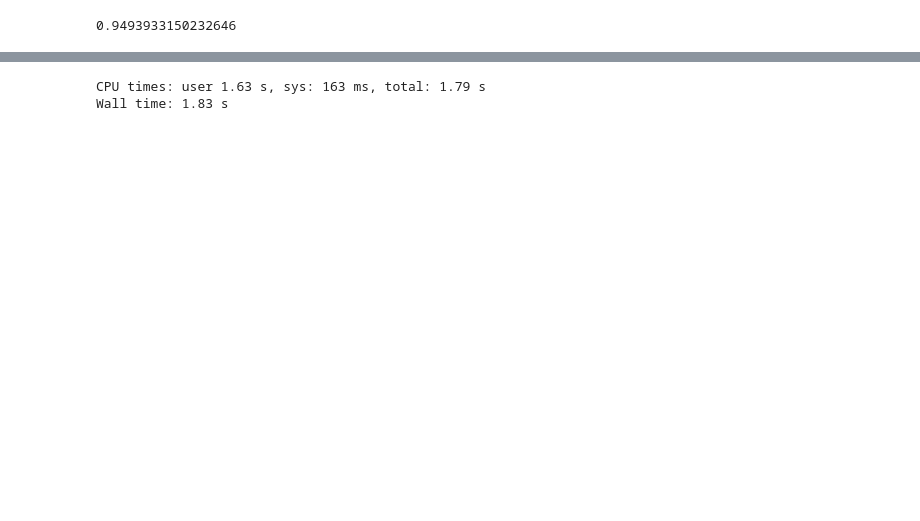
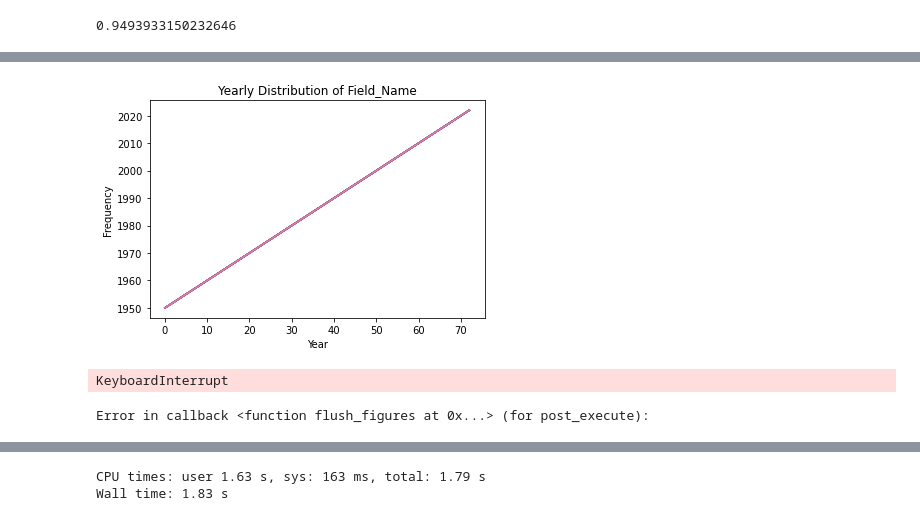
Before and after one commit to JiHaeChoi/SDG, a Jupyter notebook: Analysis.ipynb, the cells around one changed output, grey strips where cells are left out. Drawn from its saved outputs; the diff is of its cells as text; code cells hidden in the pictures; blank space fills up the shorter version.

```diff
--- a/Analysis.ipynb
+++ b/Analysis.ipynb
@@ -93,0 +225,3 @@ df_matched.head()
+# %%
+for FieldID, Field_Name in zip(top_field.FieldID, top_field.Field_Name):
+    print(FieldID)
@@ -93,0 +248,19 @@ df_matched.head()
+# %%
+for FieldID, Field_Name in zip(top_field.FieldID, top_field.Field_Name):
+    for column in df_final.columns[-17:]:
+        data = df_final[(df_final['Year'] >= 1950) & (df_final['FieldID'] == FieldID)][['Year', column]].groupby('Year').sum()
+
+        # Create the yearly distribution plot
+        plt.plot(data.index)
+
+    # Set labels and title
+    plt.xlabel('Year')
+    plt.ylabel('Frequency')
+    plt.title(f'Yearly Distribution of {column}')
+
+    # Display the plot
+    plt.show()
+# %% [output]
+[figure, added]
+KeyboardInterrupt
+Error in callback <function flush_figures at 0x...> (for post_execute):
```
Also changed, not shown: parts of 50 cells of this notebook, 1 other file.
